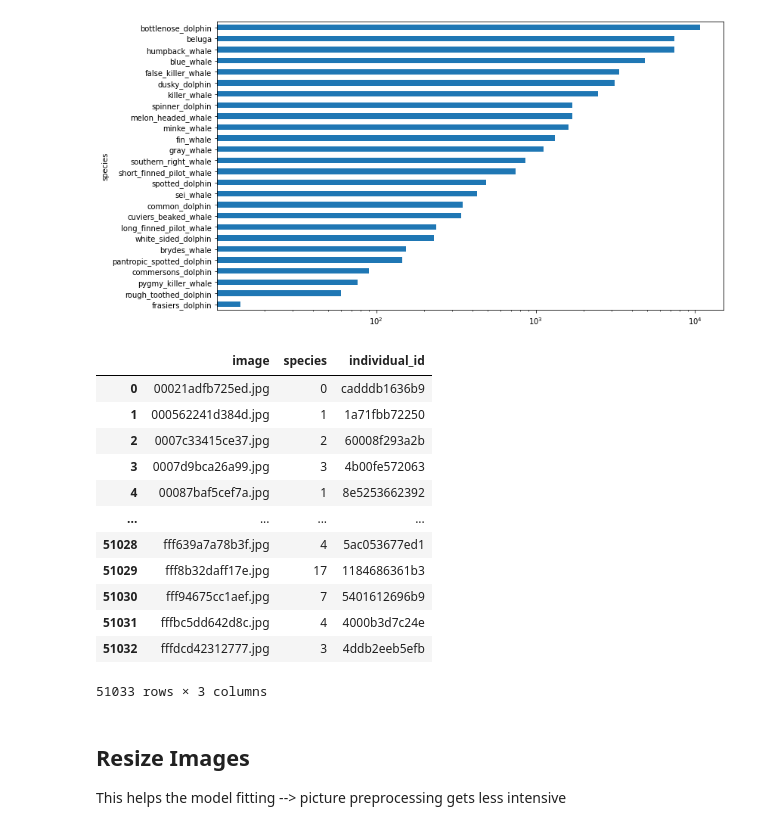
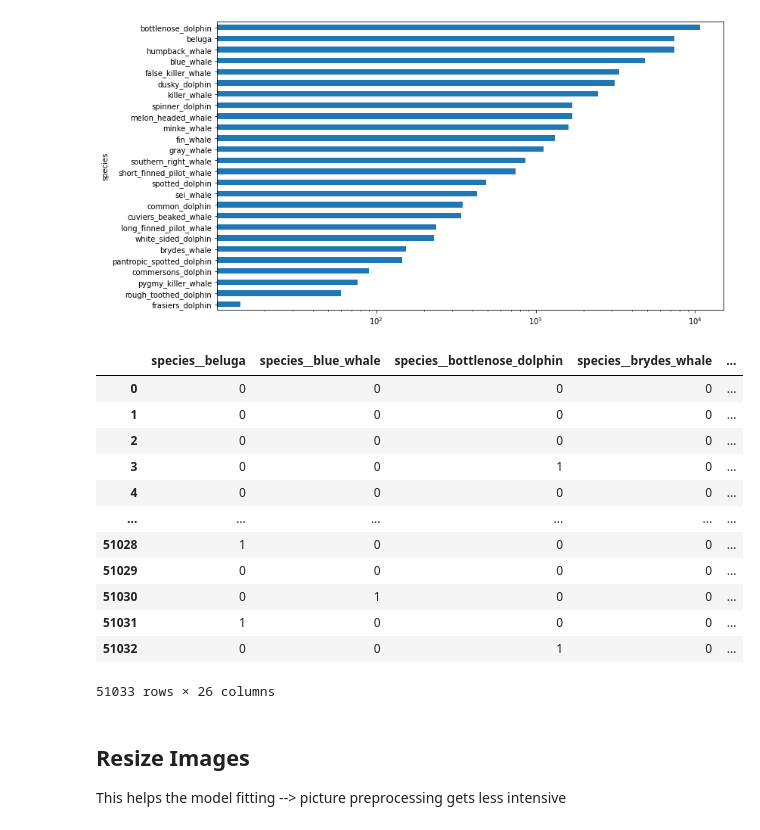
Before and after one commit to oliverweissl/MachineLearning-Project, a Jupyter notebook: input_pipeline.ipynb, the cells around one changed output. Drawn from its saved outputs; the diff is of its cells as text; code cells hidden in the pictures.

```diff
--- a/input_pipeline.ipynb
+++ b/input_pipeline.ipynb
@@ -109,25 +113,24 @@ amount of species: 26
 # %%
 def get_id(sp):
     return species_labels.index(sp)
 ##encode species
-train_df["species"] = train_df.apply(lambda row :get_id(row["species"]),axis = 1)
-labels = train_df["species"]
+#train_df["species"] = train_df.apply(lambda row :get_id(row["species"]),axis = 1)
+#labels = train_df["species"]
 
 ##one-hot encode species
-#train_df = pd.concat([train_df, pd.get_dummies(train_df["species"],prefix='species_',drop_first=True)], axis = 1)
-#train_df.drop(['species'],axis=1, inplace=True)
-train_df
+labels = pd.get_dummies(train_df.species, prefix='species_')
+labels
 # %% [output]
-|  | image | species | individual_id |
-| 0 | 00021adfb725ed.jpg | 0 | cadddb1636b9 |
-| 1 | 000562241d384d.jpg | 1 | 1a71fbb72250 |
-| 2 | 0007c33415ce37.jpg | 2 | 60008f293a2b |
-| 3 | 0007d9bca26a99.jpg | 3 | 4b00fe572063 |
-| 4 | 00087baf5cef7a.jpg | 1 | 8e5253662392 |
-| ... | ... | ... | ... |
-| 51028 | fff639a7a78b3f.jpg | 4 | 5ac053677ed1 |
-| 51029 | fff8b32daff17e.jpg | 17 | 1184686361b3 |
-| 51030 | fff94675cc1aef.jpg | 7 | 5401612696b9 |
-| 51031 | fffbc5dd642d8c.jpg | 4 | 4000b3d7c24e |
-| 51032 | fffdcd42312777.jpg | 3 | 4ddb2eeb5efb |
+|  | species__beluga | species__blue_whale | species__bottlenose_dolphin | species__brydes_whale | ... |
+| 0 | 0 | 0 | 0 | 0 | ... |
+| 1 | 0 | 0 | 0 | 0 | ... |
+| 2 | 0 | 0 | 0 | 0 | ... |
+| 3 | 0 | 0 | 1 | 0 | ... |
+| 4 | 0 | 0 | 0 | 0 | ... |
+| ... | ... | ... | ... | ... | ... |
+| 51028 | 1 | 0 | 0 | 0 | ... |
+| 51029 | 0 | 0 | 0 | 0 | ... |
+| 51030 | 0 | 1 | 0 | 0 | ... |
+| 51031 | 1 | 0 | 0 | 0 | ... |
+| 51032 | 0 | 0 | 1 | 0 | ... |
-51033 rows × 3 columns
+51033 rows × 26 columns
```
Also changed, not shown: parts of 16 cells of this notebook.
